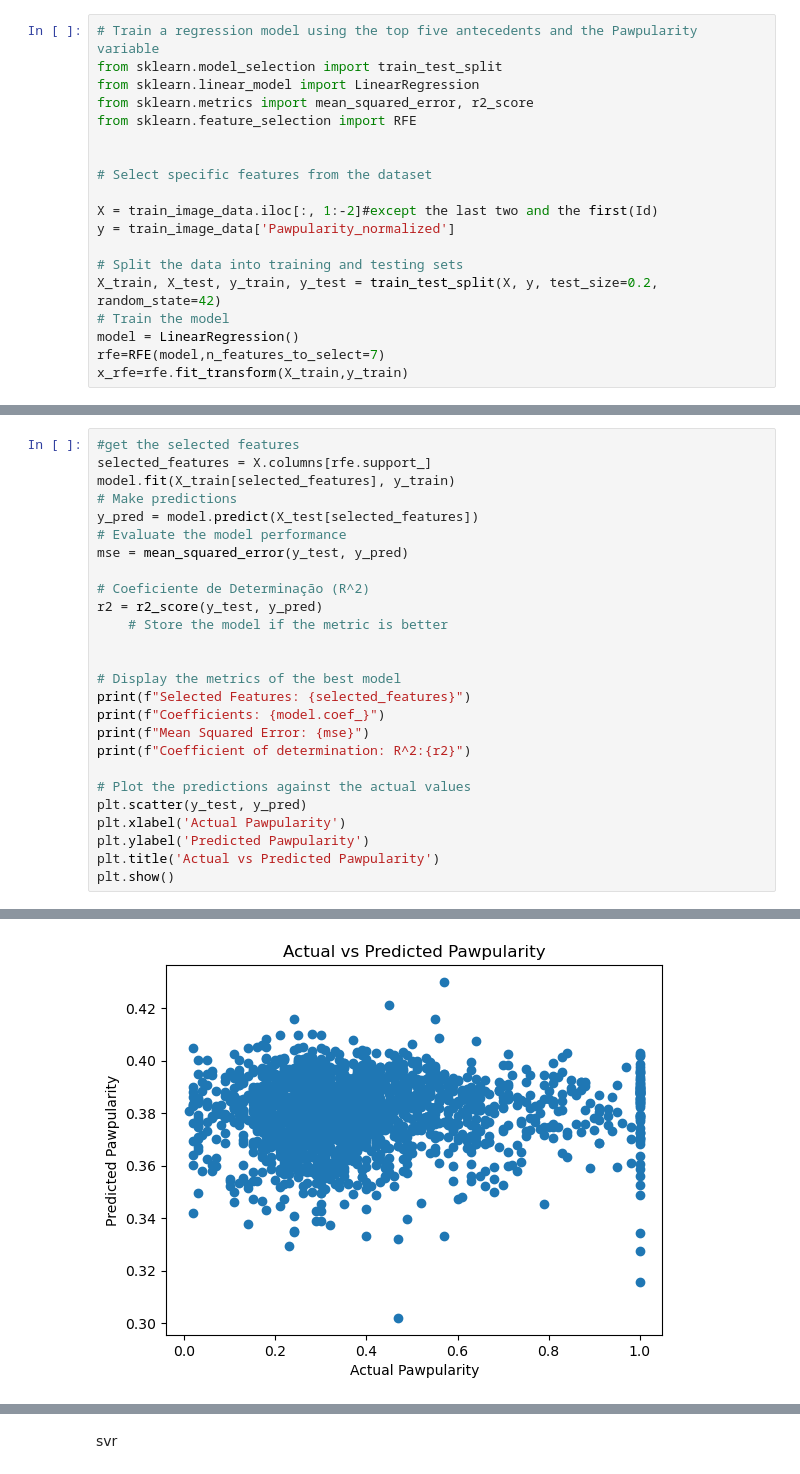
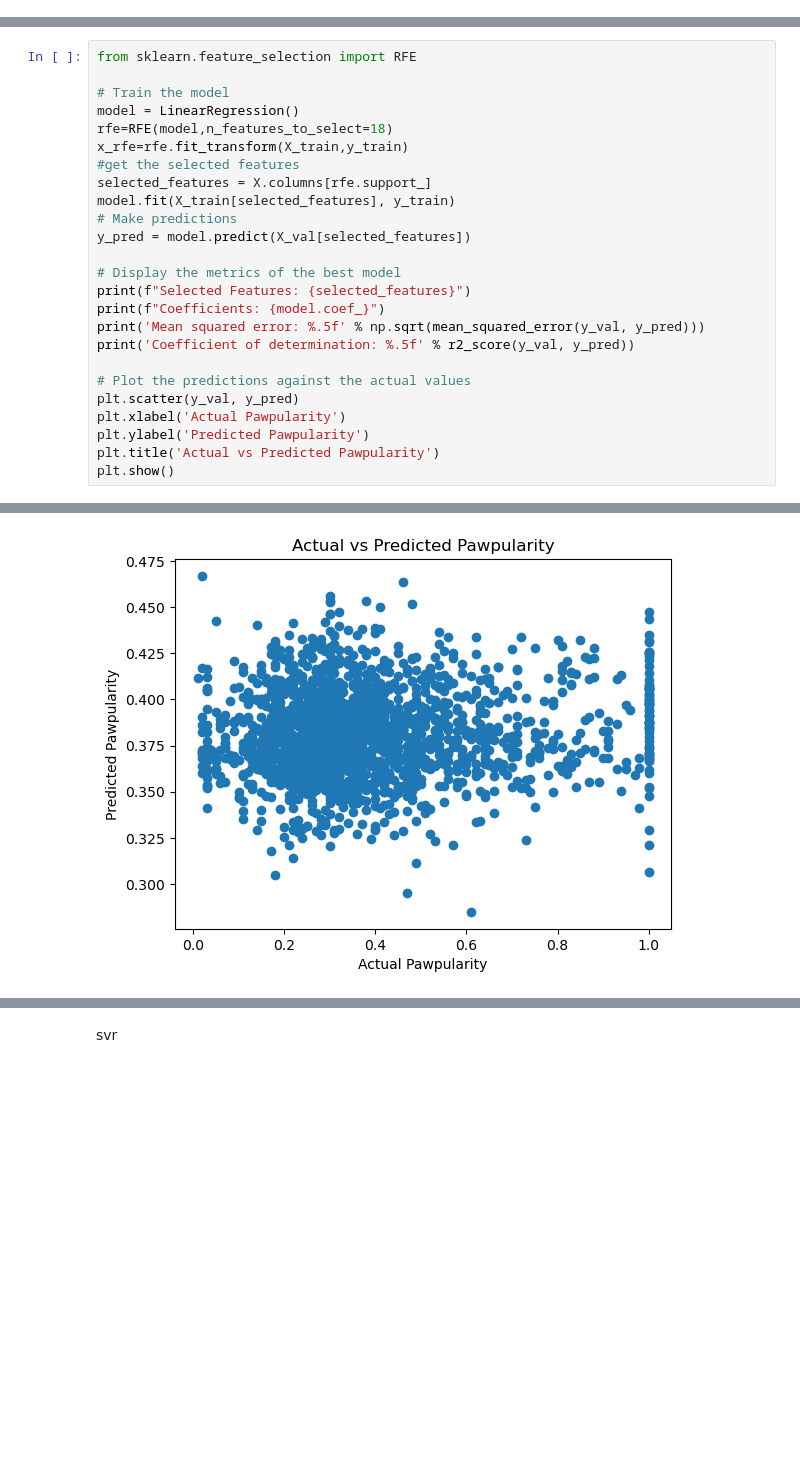
Before and after one commit to minesamaro/pawpularity-daco, a Jupyter notebook: linear_regression.ipynb, the cells around one changed output, grey strips where cells are left out. Cells and saved outputs as stored; diff of their text form; blank space fills up the shorter version.

```diff
--- a/linear_regression.ipynb
+++ b/linear_regression.ipynb
@@ -53,19 +18,0 @@ Combination of 7 features
-# %%
-# Train a regression model using the top five antecedents and the Pawpularity variable
-from sklearn.model_selection import train_test_split
-from sklearn.linear_model import LinearRegression
-from sklearn.metrics import mean_squared_error, r2_score
-from sklearn.feature_selection import RFE
-
-
-# Select specific features from the dataset
-
-X = train_image_data.iloc[:, 1:-2]#except the last two and the first(Id)
-y = train_image_data['Pawpularity_normalized']
-
-# Split the data into training and testing sets
-X_train, X_test, y_train, y_test = train_test_split(X, y, test_size=0.2, random_state=42)
-# Train the model
-model = LinearRegression()
-rfe=RFE(model,n_features_to_select=7)
-x_rfe=rfe.fit_transform(X_train,y_train)
@@ -72,25 +21,24 @@ x_rfe=rfe.fit_transform(X_train,y_train)
 # %%
+from sklearn.feature_selection import RFE
+
+# Train the model
+model = LinearRegression()
+rfe=RFE(model,n_features_to_select=18)
+x_rfe=rfe.fit_transform(X_train,y_train)
 #get the selected features
 selected_features = X.columns[rfe.support_]
 model.fit(X_train[selected_features], y_train)
 # Make predictions
-y_pred = model.predict(X_test[selected_features])
-# Evaluate the model performance
-mse = mean_squared_error(y_test, y_pred)
-
-# Coeficiente de Determinação (R^2)
-r2 = r2_score(y_test, y_pred)
-    # Store the model if the metric is better
-
+y_pred = model.predict(X_val[selected_features])
 
 # Display the metrics of the best model
 print(f"Selected Features: {selected_features}")
 print(f"Coefficients: {model.coef_}")
-print(f"Mean Squared Error: {mse}")
-print(f"Coefficient of determination: R^2:{r2}")
+print('Mean squared error: %.5f' % np.sqrt(mean_squared_error(y_val, y_pred)))
+print('Coefficient of determination: %.5f' % r2_score(y_val, y_pred))
 
 # Plot the predictions against the actual values
-plt.scatter(y_test, y_pred)
+plt.scatter(y_val, y_pred)
 plt.xlabel('Actual Pawpularity')
 plt.ylabel('Predicted Pawpularity')
 plt.title('Actual vs Predicted Pawpularity')
@@ -106 +59 @@ Coefficient of determination: R^2:-0.00044104869403138736
-[figure, old version]
+[figure, new version]
```
Also changed, not shown: parts of 17 cells of this notebook, 2 other files.
